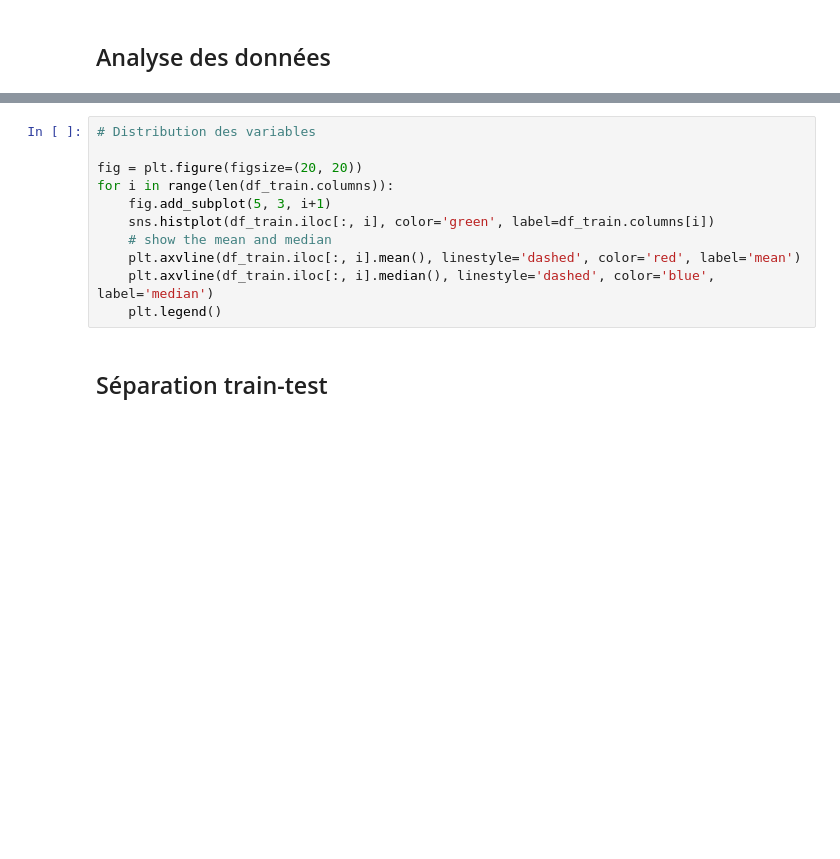
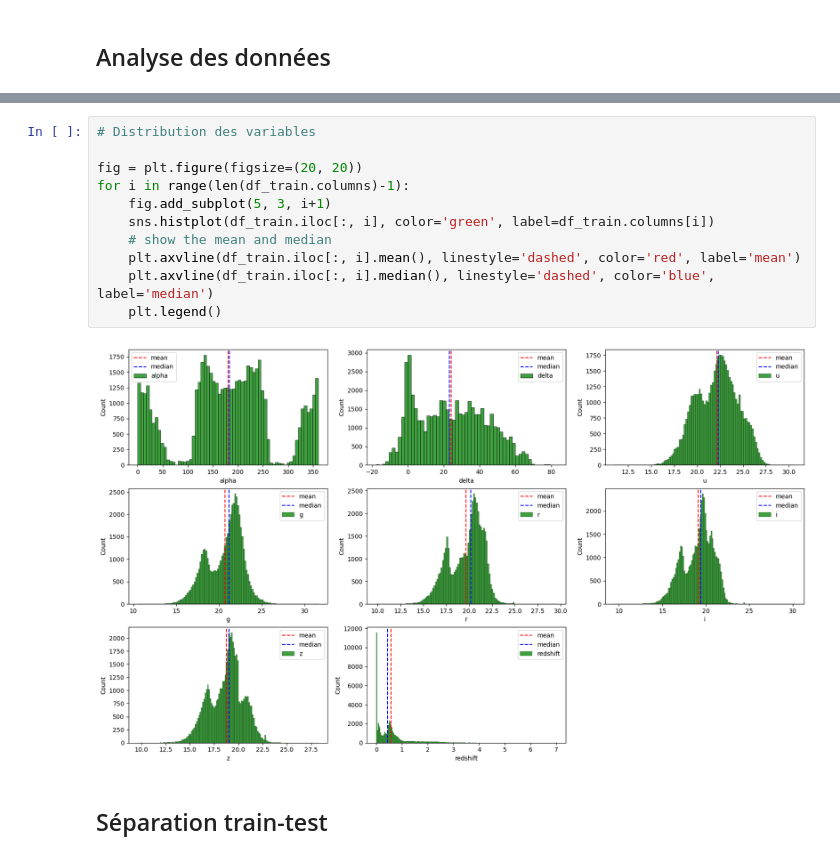
Before and after one commit to vilhess/methode-supervise, a Jupyter notebook: notebooks/classification.ipynb, the cells around one changed output, grey strips where cells are left out. Drawn from its saved outputs; the diff is of its cells as text; blank space fills up the shorter version.

```diff
--- a/notebooks/classification.ipynb
+++ b/notebooks/classification.ipynb
@@ -58,14 +103,16 @@ plt.title('Correlation Matrix')
 # %%
 # Distribution des variables
 
 fig = plt.figure(figsize=(20, 20))
-for i in range(len(df_train.columns)):
+for i in range(len(df_train.columns)-1):
     fig.add_subplot(5, 3, i+1)
     sns.histplot(df_train.iloc[:, i], color='green', label=df_train.columns[i])
     # show the mean and median
     plt.axvline(df_train.iloc[:, i].mean(), linestyle='dashed', color='red', label='mean')
     plt.axvline(df_train.iloc[:, i].median(), linestyle='dashed', color='blue', label='median')
     plt.legend()
+# %% [output]
+[figure, added]
 # %% [markdown]
 ## Séparation train-test
 # %%
```
Also changed, not shown: parts of 16 cells of this notebook, 31 other files.
